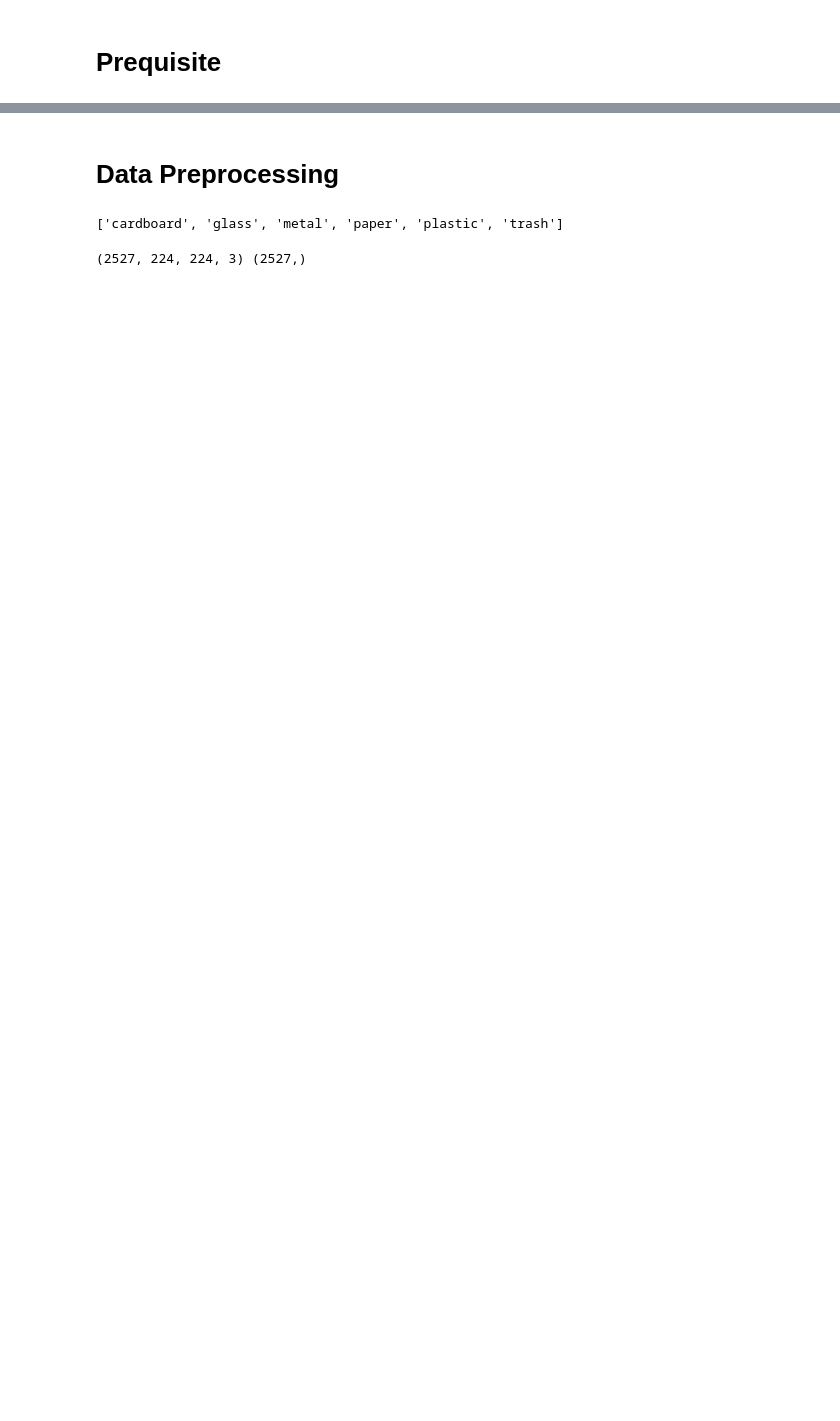
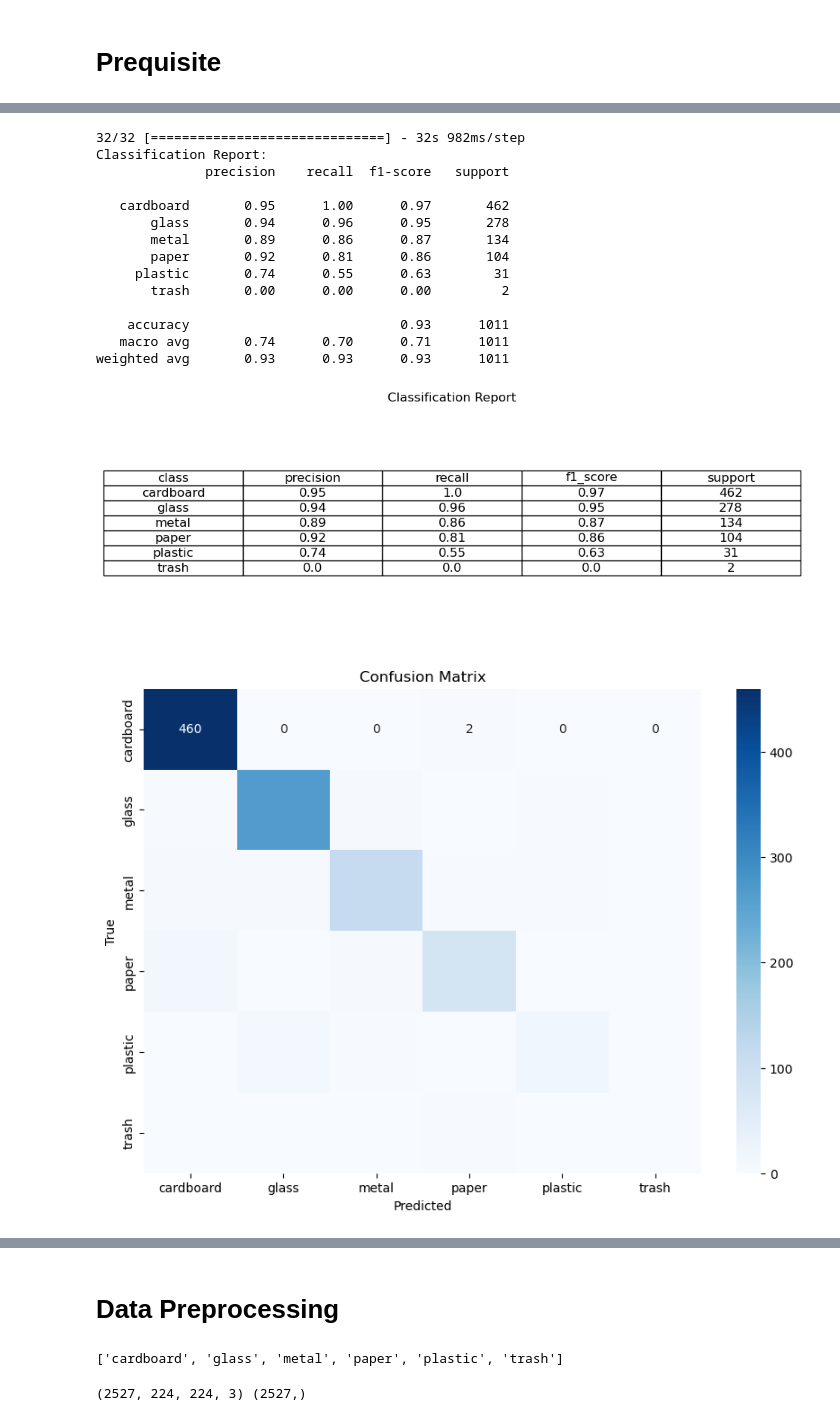
Before and after one commit to Abdhy-Samoedra/Trash_Classification, a Jupyter notebook: TrashClassification.ipynb, the cells around one changed output, grey strips where cells are left out. Cells and saved outputs as stored; diff of their text form; code cells hidden in the pictures; blank space fills up the shorter version.

```diff
--- a/TrashClassification.ipynb
+++ b/TrashClassification.ipynb
@@ -12,0 +77,3 @@ from tensorflow.keras import datasets, layers, models
+# %%
+#TRAIN MOBILE NET MODEL
+result=new_model_resNet50V2.fit(x_train, y_train, epochs = 20,validation_data=(x_test, y_test))
@@ -12,0 +98,70 @@ from tensorflow.keras import datasets, layers, models
+# %%
+
+import matplotlib.pyplot as plt
+import seaborn as sns
+import pandas as pd
+
+
+
+# EVALUATE AND VISUALIZE RESULTS
+y_pred = new_model_resNet50V2.predict(x_test)
+y_pred_classes = np.argmax(y_pred, axis=1)
+
+# Generate classification report
+report = classification_report(y_test, y_pred_classes, target_names=classes,digits=4)
+print("Classification Report:")
+print(report)
+
+# Plot classification report
+def plot_classification_report(report, title='Classification Report'):
+    report_data = []
+    lines = report.split('\n')
+    for line in lines[2:-3]:
+        row_data = line.split()
+        if len(row_data) == 5:  # Check if the line contains all necessary data
+            row = {}
+            row['class'] = row_data[0]
+            row['precision'] = float(row_data[1])
+            row['recall'] = float(row_data[2])
+            row['f1_score'] = float(row_data[3])
+            row['support'] = int(row_data[4])
+            report_data.append(row)
+    dataframe = pd.DataFrame.from_dict(report_data)
+
+    fig, ax = plt.subplots(1, 1, figsize=(10, 4))
+    ax.axis('tight')
+    ax.axis('off')
+    table = ax.table(cellText=dataframe.values, colLabels=dataframe.columns, cellLoc='center', loc='center')
+    table.auto_set_font_size(False)
+    table.set_fontsize(12)
+    table.scale(1.2, 1.2)
+    plt.title(title)
+    plt.show()
+
+plot_classification_report(report)
+
+# Confusion Matrix
+cm = confusion_matrix(y_test, y_pred_classes)
+plt.figure(figsize=(10, 7))
+sns.heatmap(cm, annot=True, fmt='d', cmap='Blues', xticklabels=classes, yticklabels=classes)
+plt.xlabel('Predicted')
+plt.ylabel('True')
+plt.title('Confusion Matrix')
+plt.show()
+# %% [output]
+32/32 [==============================] - 32s 982ms/step
+Classification Report:
+              precision    recall  f1-score   support
+
+   cardboard       0.95      1.00      0.97       462
+       glass       0.94      0.96      0.95       278
+       metal       0.89      0.86      0.87       134
+       paper       0.92      0.81      0.86       104
+     plastic       0.74      0.55      0.63        31
+       trash       0.00      0.00      0.00         2
+
+    accuracy                           0.93      1011
+   macro avg       0.74      0.70      0.71      1011
+weighted avg       0.93      0.93      0.93      1011
+[figure, added]
+[figure, added]
```
Also changed, not shown: parts of 48 cells of this notebook.
